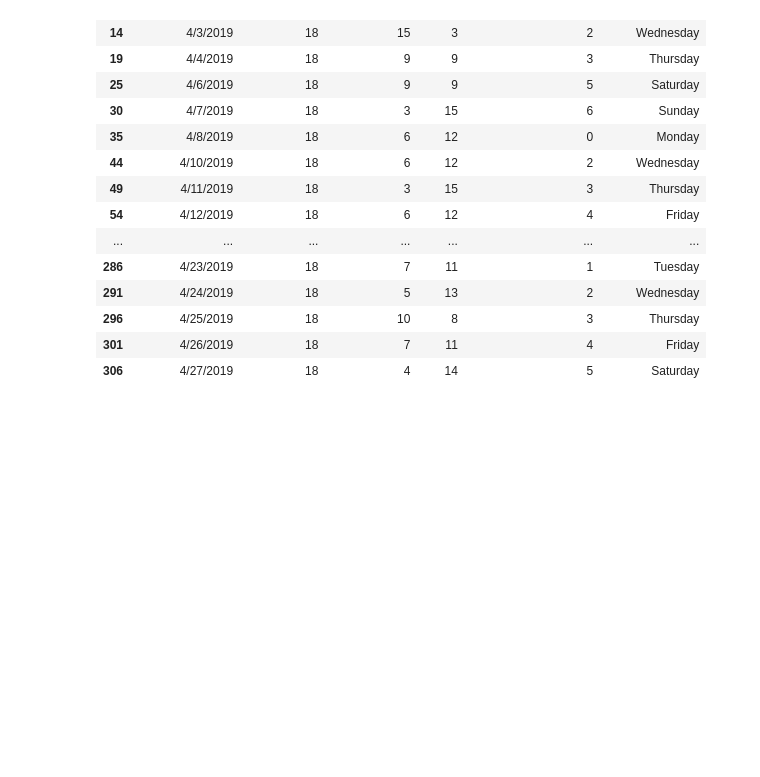
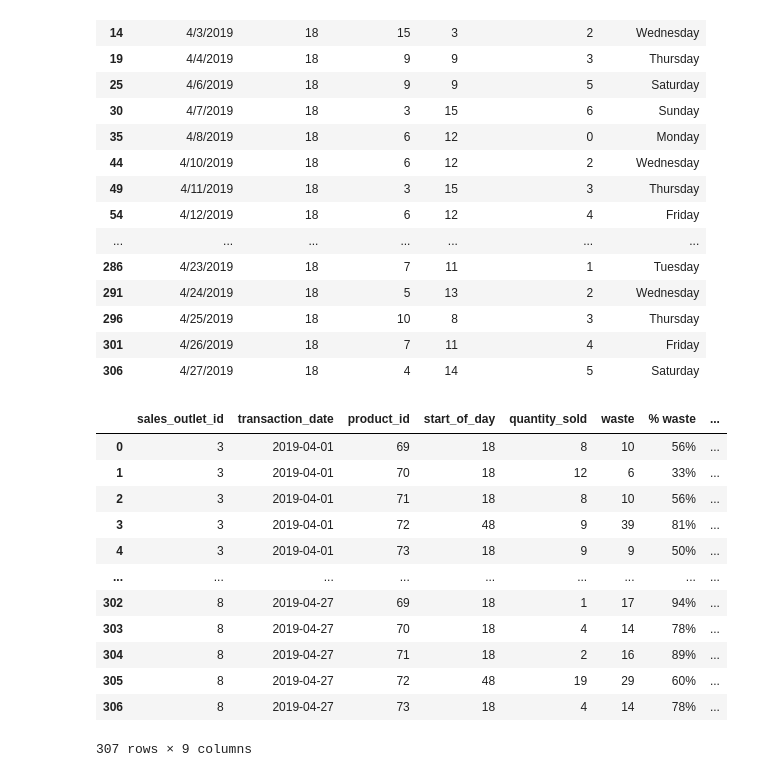
Before and after one commit to CincodeCuatro/ML, a Jupyter notebook: coffee.ipynb, the cells around one changed output. Drawn from its saved outputs; the diff is of its cells as text; code cells hidden in the pictures; blank space fills up the shorter version.

```diff
--- a/coffee.ipynb
+++ b/coffee.ipynb
@@ -107,3 +86,25 @@ test
 | 296 | 4/25/2019 | 18 | 10 | 8 | 3 | Thursday |
 | 301 | 4/26/2019 | 18 | 7 | 11 | 4 | Friday |
 | 306 | 4/27/2019 | 18 | 4 | 14 | 5 | Saturday |
+# %%
+#I want one week sunday - monday with one product id, to show the amount sold
+
+start_date = '2019-04-01'
+end_date = '2019-04-08'
+
+df[df.transaction_date.between(start_date, end_date)]
+df
+# %% [output]
+|  | sales_outlet_id | transaction_date | product_id | start_of_day | quantity_sold | waste | % waste | ... |
+| 0 | 3 | 2019-04-01 | 69 | 18 | 8 | 10 | 56% | ... |
+| 1 | 3 | 2019-04-01 | 70 | 18 | 12 | 6 | 33% | ... |
+| 2 | 3 | 2019-04-01 | 71 | 18 | 8 | 10 | 56% | ... |
+| 3 | 3 | 2019-04-01 | 72 | 48 | 9 | 39 | 81% | ... |
+| 4 | 3 | 2019-04-01 | 73 | 18 | 9 | 9 | 50% | ... |
+| ... | ... | ... | ... | ... | ... | ... | ... | ... |
+| 302 | 8 | 2019-04-27 | 69 | 18 | 1 | 17 | 94% | ... |
+| 303 | 8 | 2019-04-27 | 70 | 18 | 4 | 14 | 78% | ... |
+| 304 | 8 | 2019-04-27 | 71 | 18 | 2 | 16 | 89% | ... |
+| 305 | 8 | 2019-04-27 | 72 | 48 | 19 | 29 | 60% | ... |
+| 306 | 8 | 2019-04-27 | 73 | 18 | 4 | 14 | 78% | ... |
+307 rows × 9 columns
```
Also changed, not shown: parts of 5 cells of this notebook.
